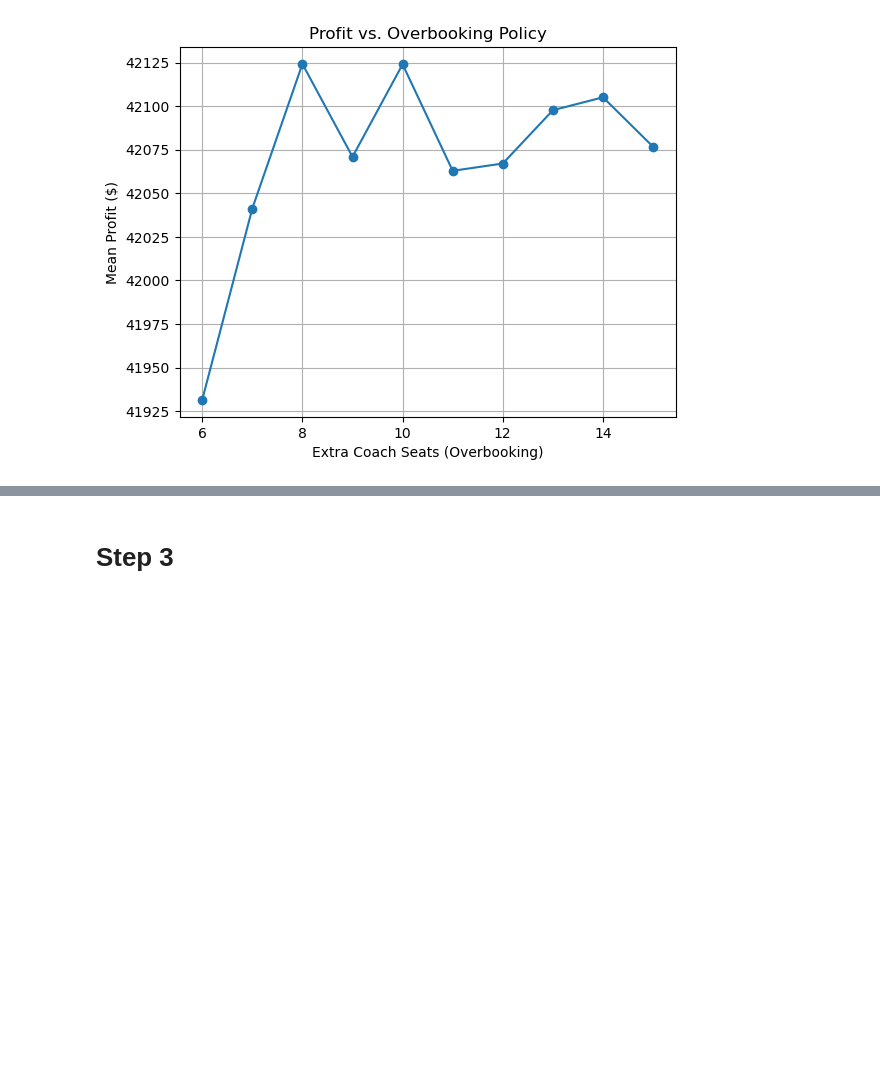
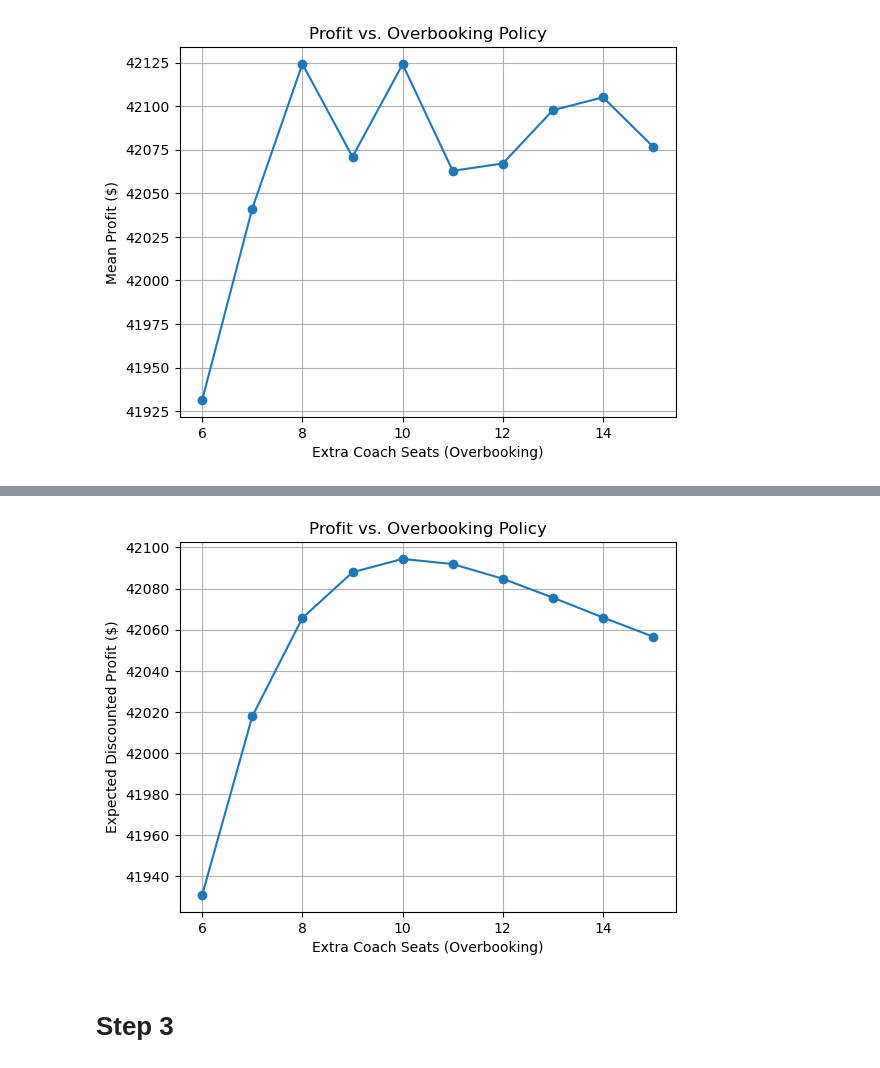
Before and after one commit to ethanrwong/Airline_Overbooking_Project, a Jupyter notebook: RM 294 Project 2 Group 7 Code.ipynb, the cells around one changed output, grey strips where cells are left out. Saved outputs shown, nothing was run; the diff lists cells and outputs as text; code cells hidden in the pictures; blank space fills up the shorter version.

```diff
--- a/RM 294 Project 2 Group 7 Code.ipynb
+++ b/RM 294 Project 2 Group 7 Code.ipynb
@@ -489,3 +761,13 @@ plt.show()
+# %%
+overs, profits = zip(*results)
+plt.plot(overs, profits, marker='o')
+plt.xlabel('Extra Coach Seats (Overbooking)')
+plt.ylabel('Expected Discounted Profit ($)')
+plt.title('Profit vs. Overbooking Policy')
+plt.grid(True)
+plt.show()
+# %% [output]
+[figure, added]
 # %% [markdown]
 # Step 3
 # %%
```
Also changed, not shown: parts of 8 cells of this notebook.
